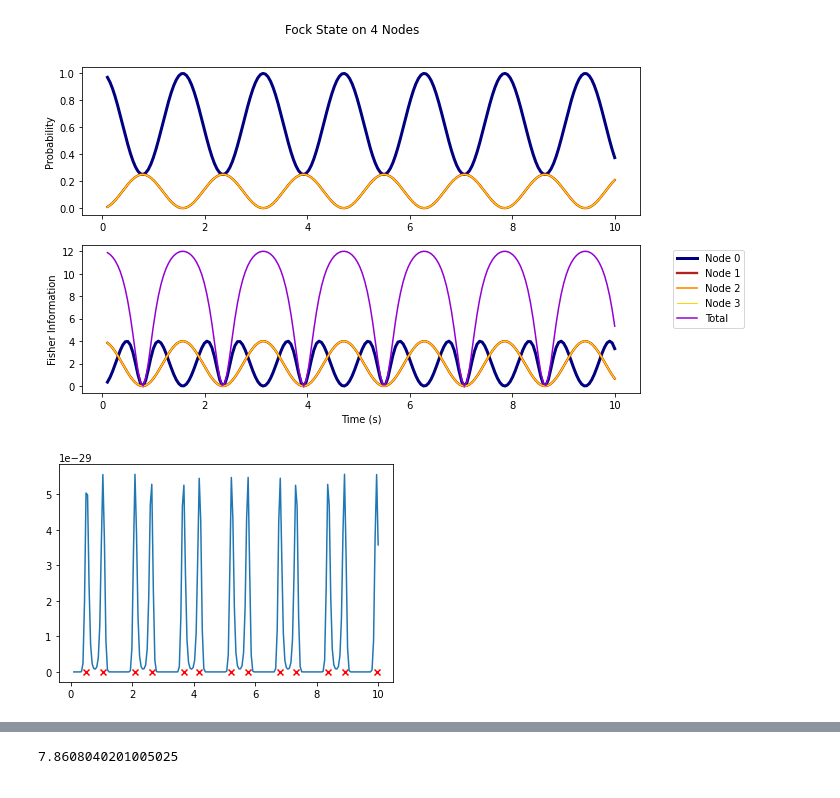
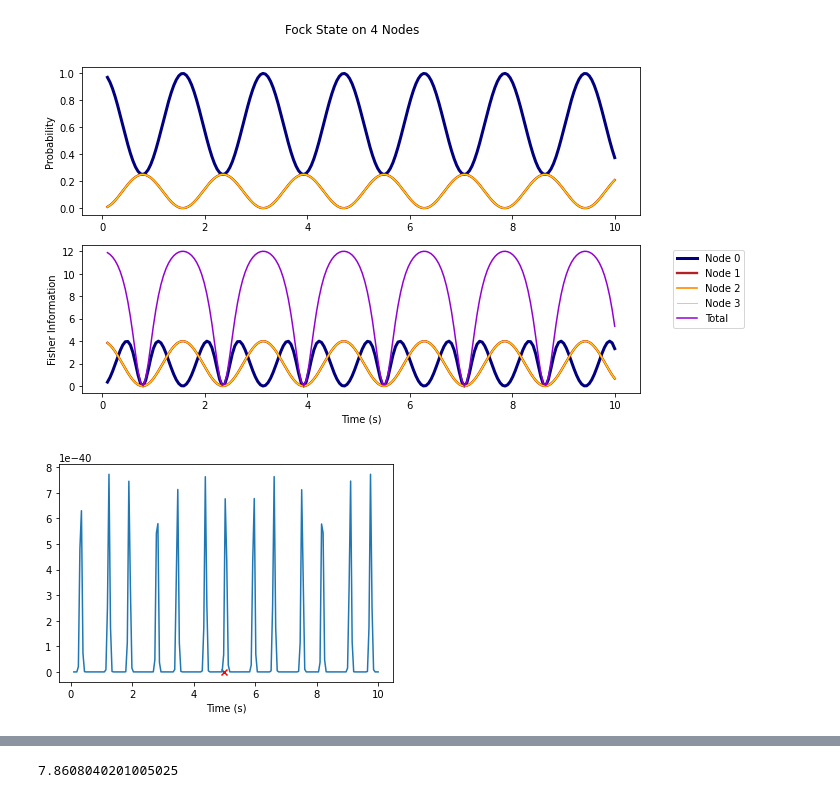
Before and after one commit to gmitchener/quantum_project, a Jupyter notebook: Results_k_con_notebook.ipynb, the cells around one changed output, grey strips where cells are left out. Saved outputs shown, nothing was run; the diff lists cells and outputs as text; code cells hidden in the pictures.

```diff
--- a/Results_k_con_notebook.ipynb
+++ b/Results_k_con_notebook.ipynb
@@ -178,7 +186,7 @@ def find_nearest(array, value):
 def MLE_plot_single(H, node_i, set_val):
     """A function that takes in an adjacency matrix,starting node and parameter value and plots a single maximum liklihood function using standard N=50 for producing data"""
     probs, pf, fish = produce_probs_fish(H, node_i)
-    M = produce_data(pf, 50, set_val)
+    M = produce_data(pf, 100, set_val)
     mlf = MLF(pf, M)
 
     mlf_array = []
@@ -187,7 +195,8 @@ def MLE_plot_single(H, node_i, set_val):
     plt.plot(time,mlf_array)
 
     max_vals = get_max(mlf,time)
-    plt.scatter(max_vals,np.zeros(len(max_vals)), marker='x', c='red')
+    plt.scatter(set_val,0, marker='x', c='red')
+    plt.xlabel('Time (s)')
     plt.show()
 # %%
 def MLE_repeats(H,node_i,n,repeats,set_val,period):
@@ -229,7 +239,8 @@ fock_plot(k_connected(4),0)
 # %% [output]
 [figure]
 [figure]
-# %%
-MLE_plot_single(k_connected(4),0,pi/6)
-# %% [output]
-[figure, removed]
+# %%
+time = np.linspace(0.1,10,200)
+MLE_plot_single(k_connected(4),0,5)
+# %% [output]
+[figure, added]
```
Also changed, not shown: parts of 21 cells of this notebook, 5 other files.
